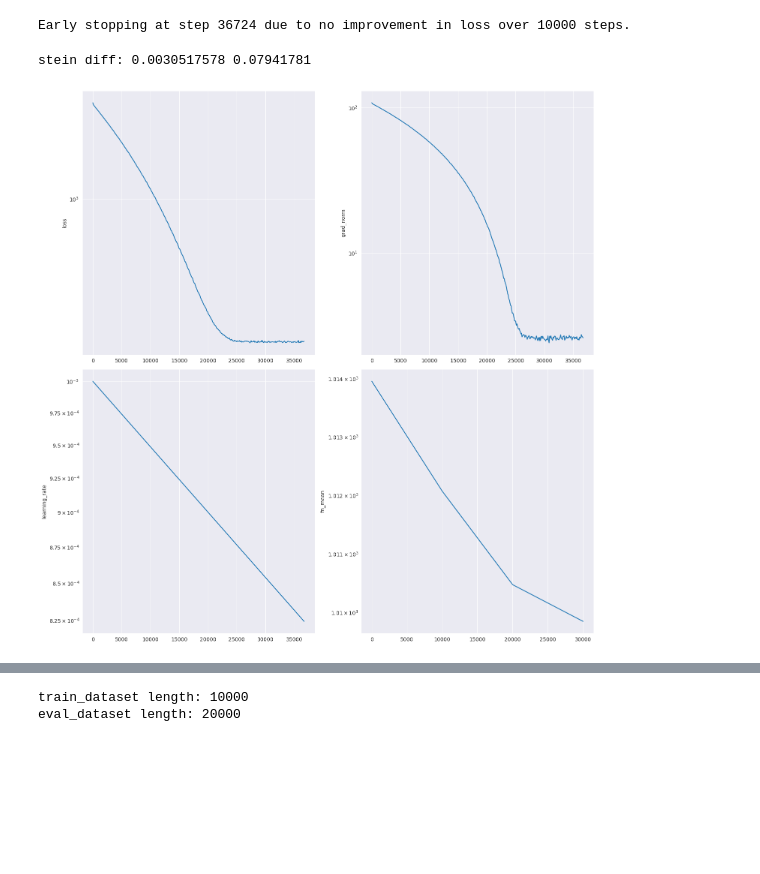
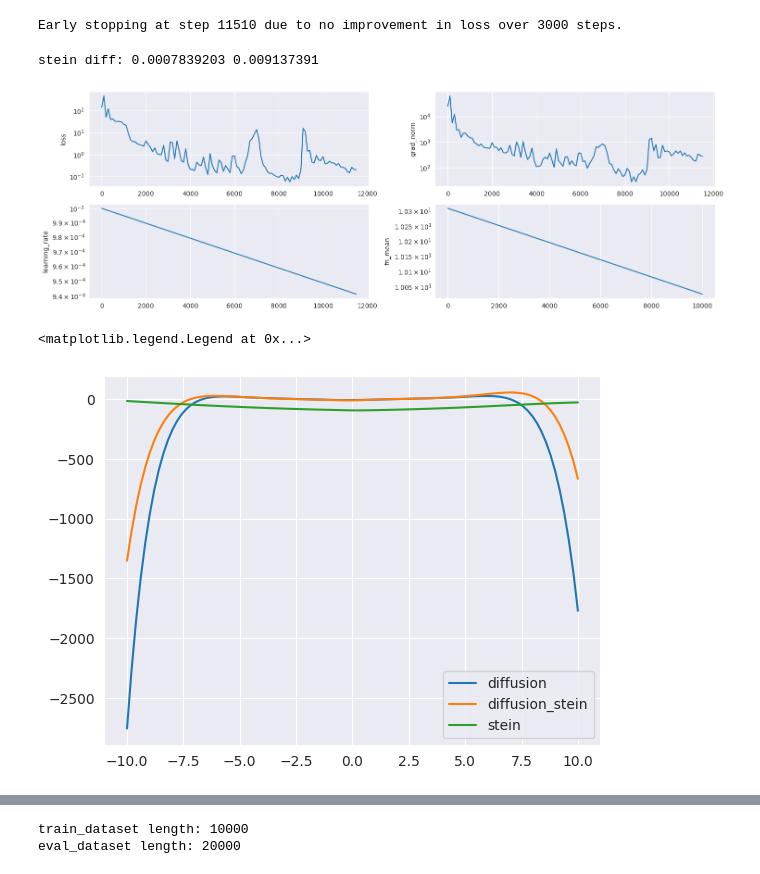
Before and after one commit to kkorolev1/mcmc-control-variates, a Jupyter notebook: diffcv.ipynb, the cells around one changed output, grey strips where cells are left out. Drawn from its saved outputs; the diff is of its cells as text; code cells hidden in the pictures; blank space fills up the shorter version.

```diff
--- a/diffcv.ipynb
+++ b/diffcv.ipynb
@@ -64,7 +67,7 @@ true_pi = (dist.mean ** 2).sum() + dist.variance.sum()
 
 print(f"true pi(f) = {true_pi: .3f}")
 
-sampler = ULASampler(
+sampler = MALASampler(
     log_prob=log_prob,
     dim=DIST_DIM,
     n_samples=SAMPLER_N_SAMPLES,
@@ -316,36 +322,45 @@ plt.plot(x, jax.vmap(model)(x.reshape(-1, DIST_DIM)))
 # %%
 logger = Logger()
 
 rng, key = jax.random.split(rng)
-model = train_model(
+model_diff = train_model(
     key=key,
     dist_dim=DIST_DIM,
     fn=fn,
     grad_log_prob=grad_log_prob,
     train_dataloader=train_dataloader,
     eval_dataloader=eval_dataloader,
     lr=1e-3,
     loss_fn="diff",
     optim="adam",
-    n_steps=40_000,
+    n_steps=30_000,
     fn_mean=None,
-    patience=10_000,
+    patience=3_000,
     logger=logger
 )
 
 plot_log_results(logger)
 
-generator = ScalarGenerator(grad_log_prob, model)
+generator = ScalarGenerator(grad_log_prob, model_diff)
 fn_with_cv = lambda x: fn(x) + generator(x)
 
 rng, key = jax.random.split(rng)
 diffusion_estimates = Estimator(fn_with_cv, sampler)(key, n_chains=N_CHAINS, n_estimates=MCMC_N_ESTIMATES)
 
 print("stein diff:", Estimator.bias(true_pi, diffusion_estimates), Estimator.std(diffusion_estimates))
 # %% [output]
-Early stopping at step 36724 due to no improvement in loss over 10000 steps.
+Early stopping at step 11510 due to no improvement in loss over 3000 steps.
-stein diff: 0.0030517578 0.07941781
+stein diff: 0.0007839203 0.009137391
-[figure, old version]
+[figure, new version]
+# %%
+x = jnp.linspace(-10., 10., 100)
+plt.plot(x, jax.vmap(model_diffusion)(x.reshape(-1, DIST_DIM)))
+plt.plot(x, jax.vmap(model_diffusion_als)(x.reshape(-1, DIST_DIM)))
+plt.plot(x, jax.vmap(model_diff)(x.reshape(-1, DIST_DIM)))
+plt.legend(["diffusion", "diffusion_stein", "stein"])
+# %% [output]
+<matplotlib.legend.Legend at 0x...>
+[figure, added]
 # %%
 logger = Logger()
 
```
Also changed, not shown: parts of 10 cells of this notebook, 1 other file.
